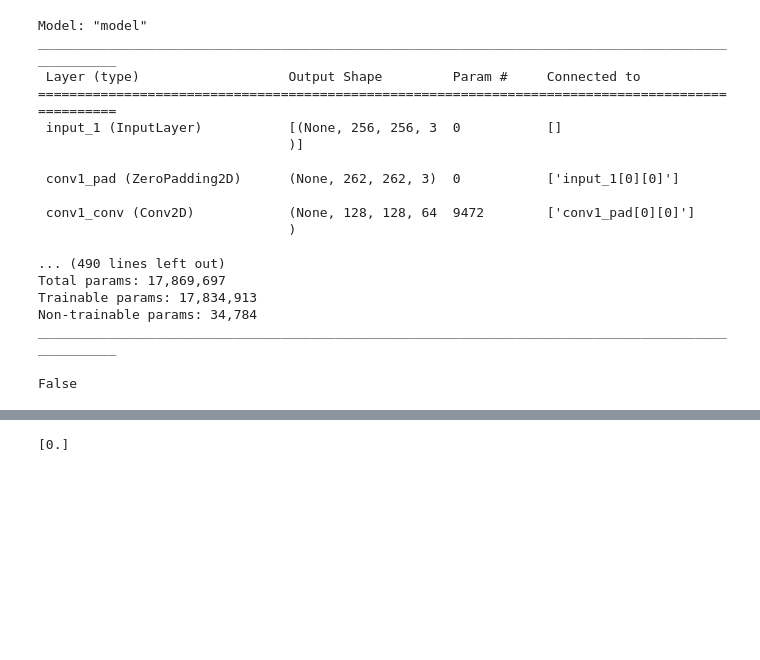
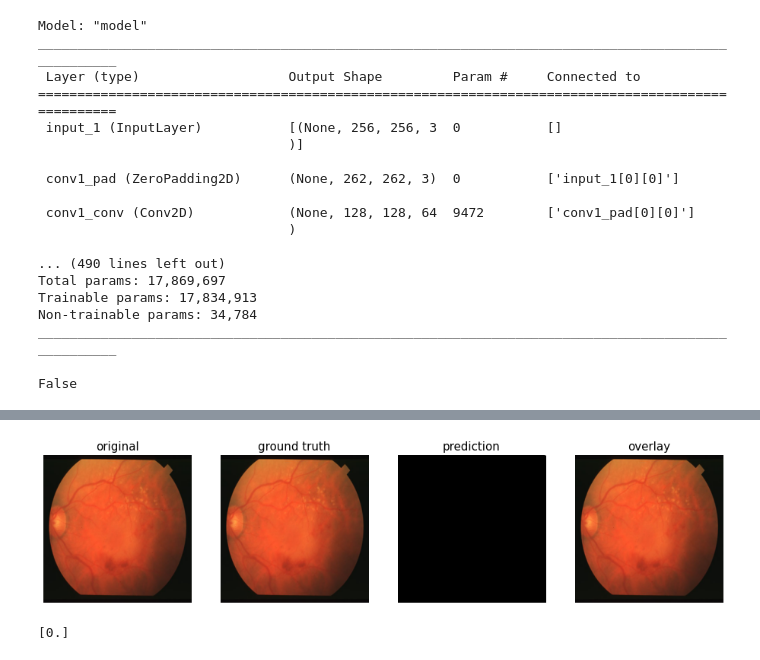
Before and after one commit to rjPajaro/dip-dl-project, a Jupyter notebook: segmentation/Implementation_U_Net/Implentation_DeepLab.ipynb, the cells around one changed output, grey strips where cells are left out. Drawn from its saved outputs; the diff is of its cells as text; code cells hidden in the pictures; blank space fills up the shorter version.

```diff
--- a/segmentation/Implementation_U_Net/Implentation_DeepLab.ipynb
+++ b/segmentation/Implementation_U_Net/Implentation_DeepLab.ipynb
@@ -284,6 +284,7 @@ print(os.path.exists(singleImg))
 if(os.path.exists(singleImg)):
     singleImgInput = np.array(Image.open(singleImg).resize(IMAGE_SIZE))
     singleImgInput = np.expand_dims(singleImgInput, axis=0)
+    singleImgInput = np.array(singleImgInput)
 
     with tf.device('CPU'):
         singImgOut = deepLabModel.predict(singleImgInput)
@@ -293,3 +294,7 @@ True
+# %%
+plot_imgs(org_imgs=singleImgInput, mask_imgs=singleImgInput, pred_imgs=singImgOut, nm_img_to_plot=10)
+# %% [output]
+[figure, added]
 # %%
 print(np.unique(singImgOut))
 # %% [output]
```
Also changed, not shown: parts of 26 cells of this notebook, 37 other files.
